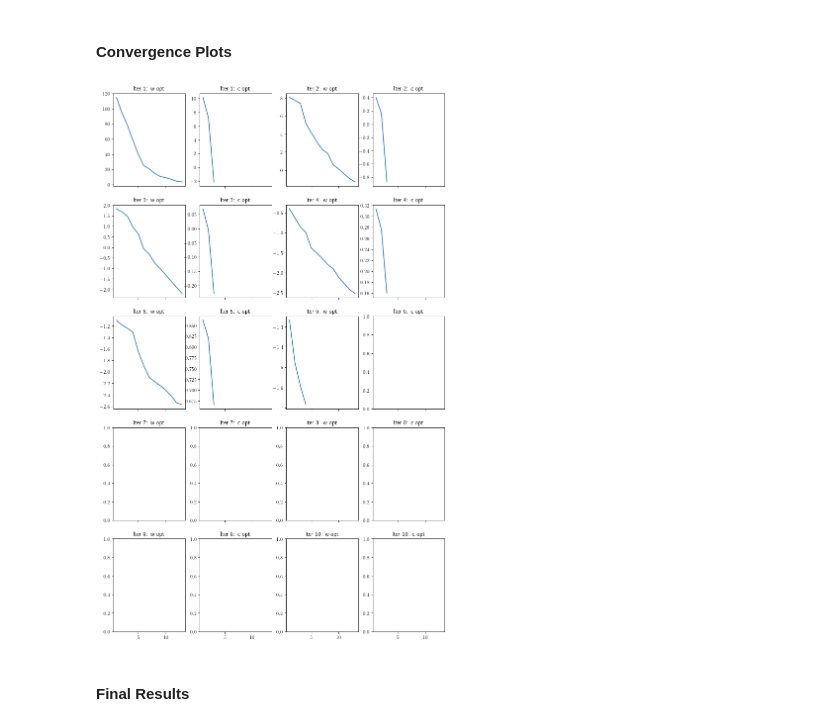
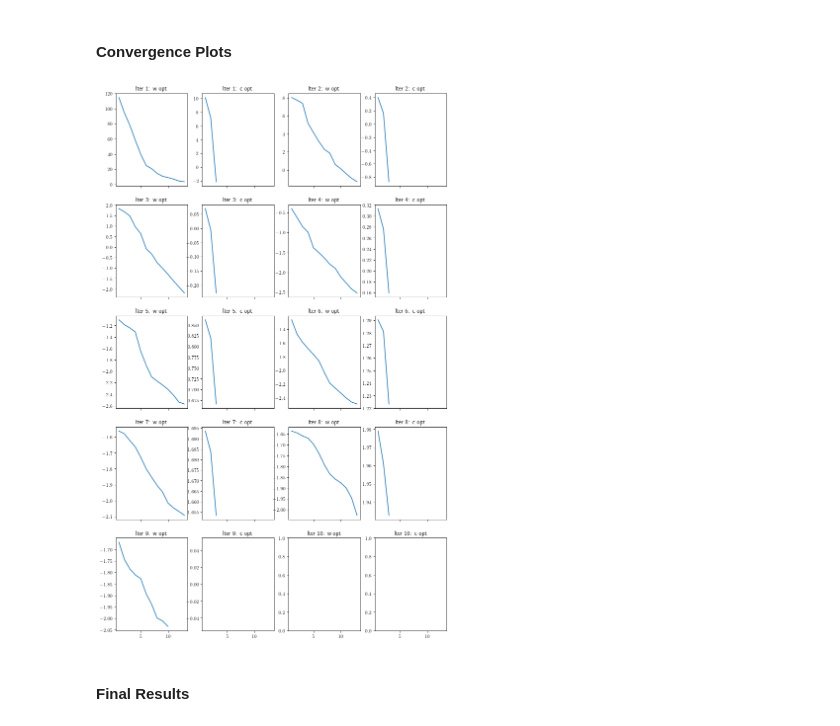
Before and after one commit to mcstanle/cf_inversion_sb_admm, a Jupyter notebook: output_investigations_20.ipynb, the cells around one changed output. Saved outputs shown, nothing was run; the diff lists cells and outputs as text; code cells hidden in the pictures.

```diff
--- a/output_investigations_20.ipynb
+++ b/output_investigations_20.ipynb
@@ -155,14 +155,14 @@ traj_w_04 = all_obj_vals[48:61]
 traj_c_04 = all_obj_vals[61:64]
 traj_w_05 = all_obj_vals[64:77]
 traj_c_05 = all_obj_vals[77:80]
-traj_w_06 = all_obj_vals[80:]
-# traj_c_06 = all_obj_vals[93:96]
-# traj_w_07 = all_obj_vals[96:109]
-# traj_c_07 = all_obj_vals[109:112]
-# traj_w_08 = all_obj_vals[112:125]
-# traj_c_08 = all_obj_vals[125:128]
-# traj_w_09 = all_obj_vals[128:141]
-# traj_c_09 = all_obj_vals[141:144]
+traj_w_06 = all_obj_vals[80:93]
+traj_c_06 = all_obj_vals[93:96]
+traj_w_07 = all_obj_vals[96:109]
+traj_c_07 = all_obj_vals[109:112]
+traj_w_08 = all_obj_vals[112:125]
+traj_c_08 = all_obj_vals[125:128]
+traj_w_09 = all_obj_vals[128:]
+traj_c_09 = all_obj_vals[141:144]
 # traj_w_10 = all_obj_vals[144:157]
 # traj_c_10 = all_obj_vals[157:]
 # %%
@@ -190,50 +190,50 @@ ax[2, 1].plot(np.arange(1, len(traj_c_05) + 1), traj_c_05)
 
 # iteration 6
 ax[2, 2].plot(np.arange(1, len(traj_w_06) + 1), traj_w_06)
-# ax[2, 3].plot(np.arange(1, len(traj_c_06) + 1), traj_c_06)
+ax[2, 3].plot(np.arange(1, len(traj_c_06) + 1), traj_c_06)
 
-# # iteration 7
-# ax[3, 0].plot(np.arange(1, len(traj_w_07) + 1), traj_w_07)
-# ax[3, 1].plot(np.arange(1, len(traj_c_07) + 1), traj_c_07)
+# iteration 7
+ax[3, 0].plot(np.arange(1, len(traj_w_07) + 1), traj_w_07)
+ax[3, 1].plot(np.arange(1, len(traj_c_07) + 1), traj_c_07)
 
-# # iteration 8
-# ax[3, 2].plot(np.arange(1, len(traj_w_08) + 1), traj_w_08)
-# ax[3, 3].plot(np.arange(1, len(traj_c_08) + 1), traj_c_08)
+# iteration 8
+ax[3, 2].plot(np.arange(1, len(traj_w_08) + 1), traj_w_08)
+ax[3, 3].plot(np.arange(1, len(traj_c_08) + 1), traj_c_08)
 
-# # iteration 9
-# ax[4, 0].plot(np.arange(1, len(traj_w_09) + 1), traj_w_09)
-# ax[4, 1].plot(np.arange(1, len(traj_c_09) + 1), traj_c_09)
+# iteration 9
+ax[4, 0].plot(np.arange(1, len(traj_w_09) + 1), traj_w_09)
+ax[4, 1].plot(np.arange(1, len(traj_c_09) + 1), traj_c_09)
 
 # # iteration 10
 # ax[4, 2].plot(np.arange(1, len(traj_w_10) + 1), traj_w_10)
 # ax[4, 3].plot(np.arange(1, len(traj_c_10) + 1), traj_c_10)
 
 # labels
 ax[0, 0].set_title('Iter 1: w opt')
 ax[0, 1].set_title('Iter 1: c opt')
 ax[0, 2].set_title('Iter 2: w opt')
 ax[0, 3].set_title('Iter 2: c opt')
 ax[1, 0].set_title('Iter 3: w opt')
 ax[1, 1].set_title('Iter 3: c opt')
 ax[1, 2].set_title('Iter 4: w opt')
 ax[1, 3].set_title('Iter 4: c opt')
 ax[2, 0].set_title('Iter 5: w opt')
 ax[2, 1].set_title('Iter 5: c opt')
 ax[2, 2].set_title('Iter 6: w opt')
 ax[2, 3].set_title('Iter 6: c opt')
 ax[3, 0].set_title('Iter 7: w opt')
 ax[3, 1].set_title('Iter 7: c opt')
 ax[3, 2].set_title('Iter 8: w opt')
 ax[3, 3].set_title('Iter 8: c opt')
 ax[4, 0].set_title('Iter 9: w opt')
 ax[4, 1].set_title('Iter 9: c opt')
 ax[4, 2].set_title('Iter 10: w opt')
 ax[4, 3].set_title('Iter 10: c opt')
 
 plt.savefig(SAVE_FIG_BASE + '/suboptimization_progress.png', dpi=300)
 plt.show()
 # %% [output]
-[figure, old version]
+[figure, new version]
 # %% [markdown]
 #### Final Results
 # %%
```
Also changed, not shown: parts of 9 cells of this notebook, 1 other file.
